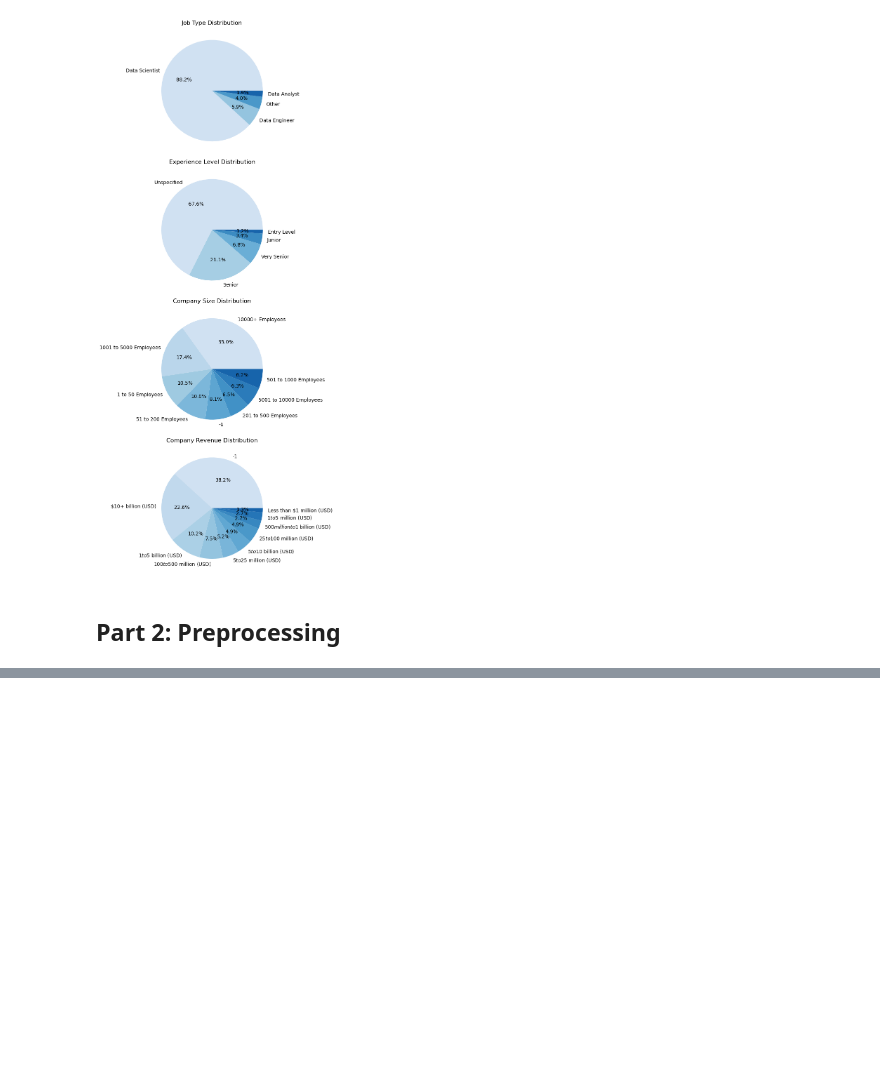
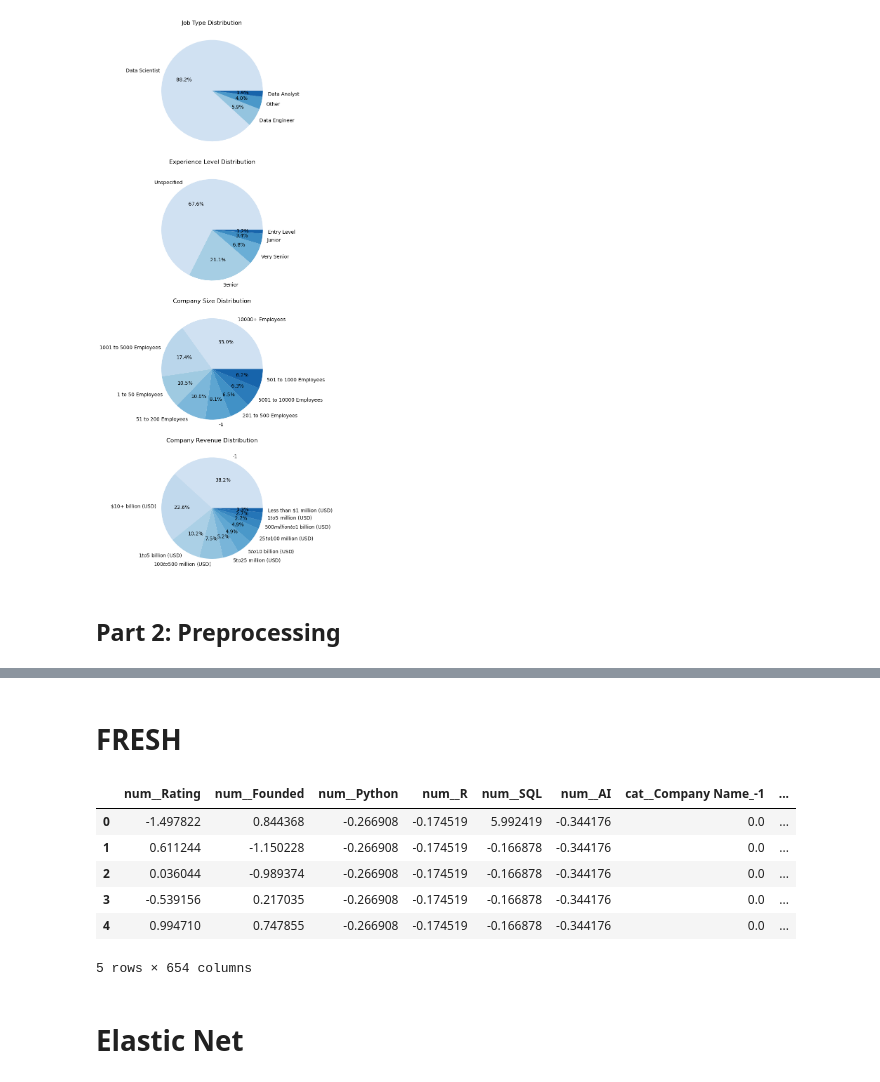
Before and after one commit to felicityhade/data_salaries, a Jupyter notebook: Final_Project.ipynb, the cells around one changed output, grey strips where cells are left out. Drawn from its saved outputs; the diff is of its cells as text; code cells hidden in the pictures; blank space fills up the shorter version.

```diff
--- a/Final_Project.ipynb
+++ b/Final_Project.ipynb
@@ -492,0 +651,24 @@ fraction of points with missing values: 0.16748768472906403
+# %%
+import xgboost
+from sklearn.model_selection import ParameterGrid
+from sklearn.metrics import mean_squared_error
+from sklearn.metrics import r2_score
+
+param_grid = {"learning_rate": [0.03],
+              "n_estimators": [10000],
+              "seed": [0],
+            #   "reg_alpha": [0e0, 1e-2, 1e-1, 1e0, 1e1, 1e2],
+            #   "reg_lambda": [0e0, 1e-2, 1e-1, 1e0, 1e1, 1e2],
+              "missing": [np.nan],
+            #   "max_depth": [1,3,10,30,100],
+              "colsample_bytree": [0.9],
+              "subsample": [0.66]}
+
+XGB = xgboost.XGBRegressor()
+XGB.set_params(**ParameterGrid(param_grid)[0]) # ONLY THE ONE MODEL IS TRAINED HERE!
+XGB.fit(df_train,y_train,early_stopping_rounds=50,eval_set=[(df_CV, y_CV)], verbose=False)
+y_CV_pred = XGB.predict(df_CV)
+print('the CV RMSE:',np.sqrt(mean_squared_error(y_CV,y_CV_pred)))
+y_test_pred = XGB.predict(df_test)
+print('the test RMSE:',np.sqrt(mean_squared_error(y_test,y_test_pred)))
+print('the test R2:',r2_score(y_test,y_test_pred))
@@ -492,0 +833,2 @@ fraction of points with missing values: 0.16748768472906403
+# %% [markdown]
+# FRESH
@@ -492,0 +948,12 @@ fraction of points with missing values: 0.16748768472906403
+# %%
+df_train.head()
+# %% [output]
+|  | num__Rating | num__Founded | num__Python | num__R | num__SQL | num__AI | cat__Company Name_-1 | ... |
+| 0 | -1.497822 | 0.844368 | -0.266908 | -0.174519 | 5.992419 | -0.344176 | 0.0 | ... |
+| 1 | 0.611244 | -1.150228 | -0.266908 | -0.174519 | -0.166878 | -0.344176 | 0.0 | ... |
+| 2 | 0.036044 | -0.989374 | -0.266908 | -0.174519 | -0.166878 | -0.344176 | 0.0 | ... |
+| 3 | -0.539156 | 0.217035 | -0.266908 | -0.174519 | -0.166878 | -0.344176 | 0.0 | ... |
+| 4 | 0.994710 | 0.747855 | -0.266908 | -0.174519 | -0.166878 | -0.344176 | 0.0 | ... |
+5 rows × 654 columns
+# %% [markdown]
+# Elastic Net
```
Also changed, not shown: parts of 31 cells of this notebook.
